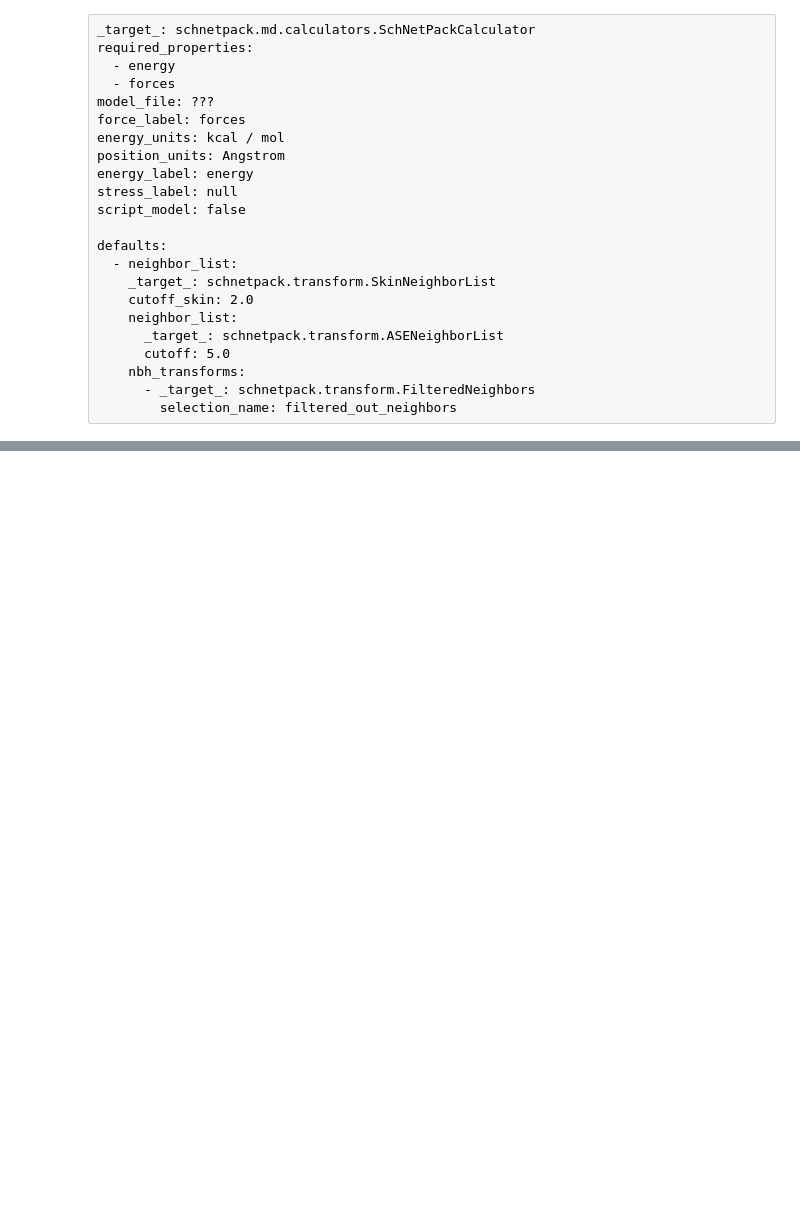
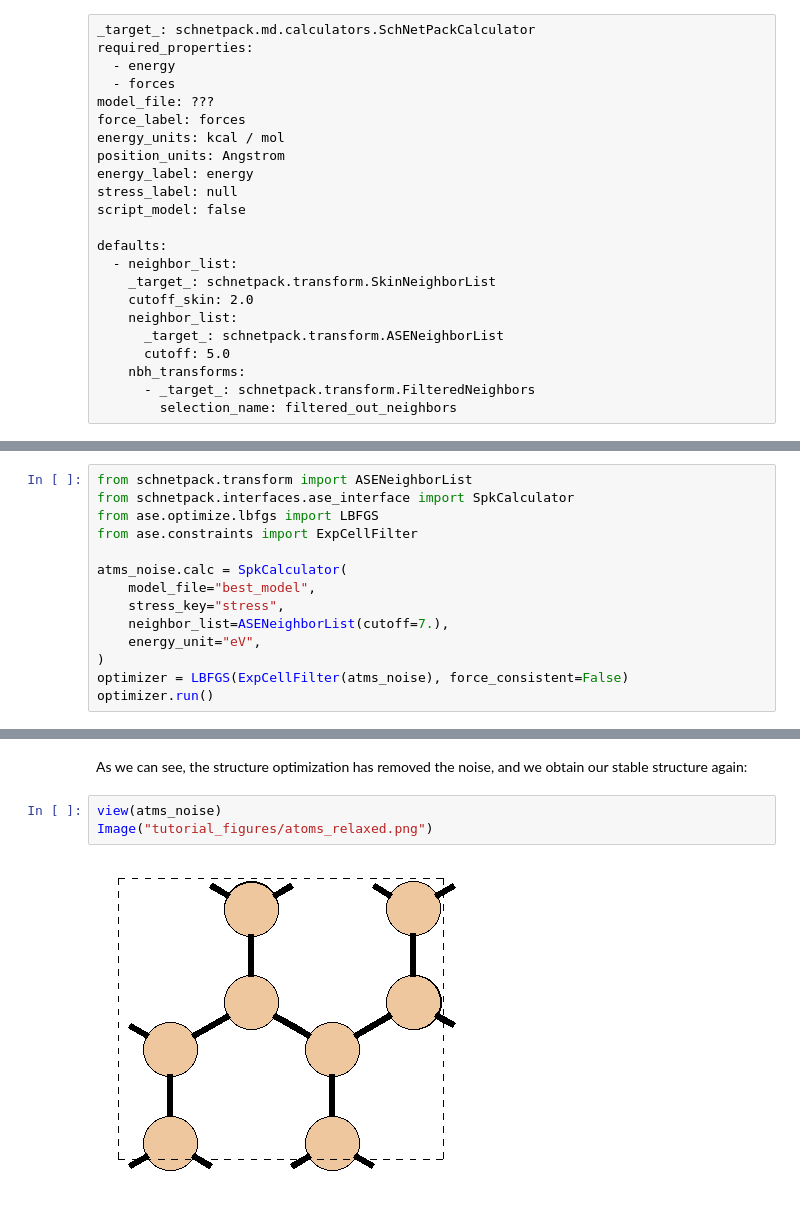
Before and after one commit to atomistic-machine-learning/schnetpack, a Jupyter notebook: examples/tutorials/tutorial_05_materials.ipynb, the cells around one changed output, grey strips where cells are left out. Saved outputs shown, nothing was run; the diff lists cells and outputs as text; blank space fills up the shorter version.

```diff
--- a/examples/tutorials/tutorial_05_materials.ipynb
+++ b/examples/tutorials/tutorial_05_materials.ipynb
@@ -220,0 +304,14 @@ defaults:
+# %%
+from schnetpack.transform import ASENeighborList
+from schnetpack.interfaces.ase_interface import SpkCalculator
+from ase.optimize.lbfgs import LBFGS
+from ase.constraints import ExpCellFilter
+
+atms_noise.calc = SpkCalculator(
+    model_file="best_model",
+    stress_key="stress",
+    neighbor_list=ASENeighborList(cutoff=7.),
+    energy_unit="eV",
+)
+optimizer = LBFGS(ExpCellFilter(atms_noise), force_consistent=False)
+optimizer.run()
@@ -220,0 +339,7 @@ defaults:
+# %% [markdown]
+As we can see, the structure optimization has removed the noise, and we obtain our stable structure again:
+# %%
+view(atms_noise)
+Image("tutorial_figures/atoms_relaxed.png")
+# %% [output]
+[figure, added]
```
Also changed, not shown: parts of 27 cells of this notebook, 3 other files.
